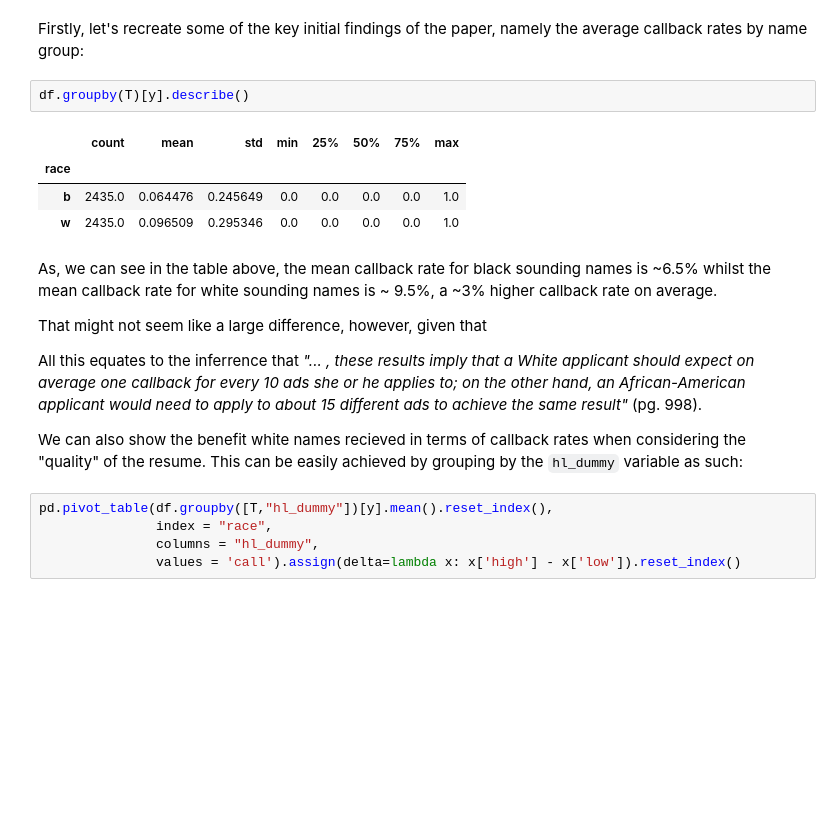
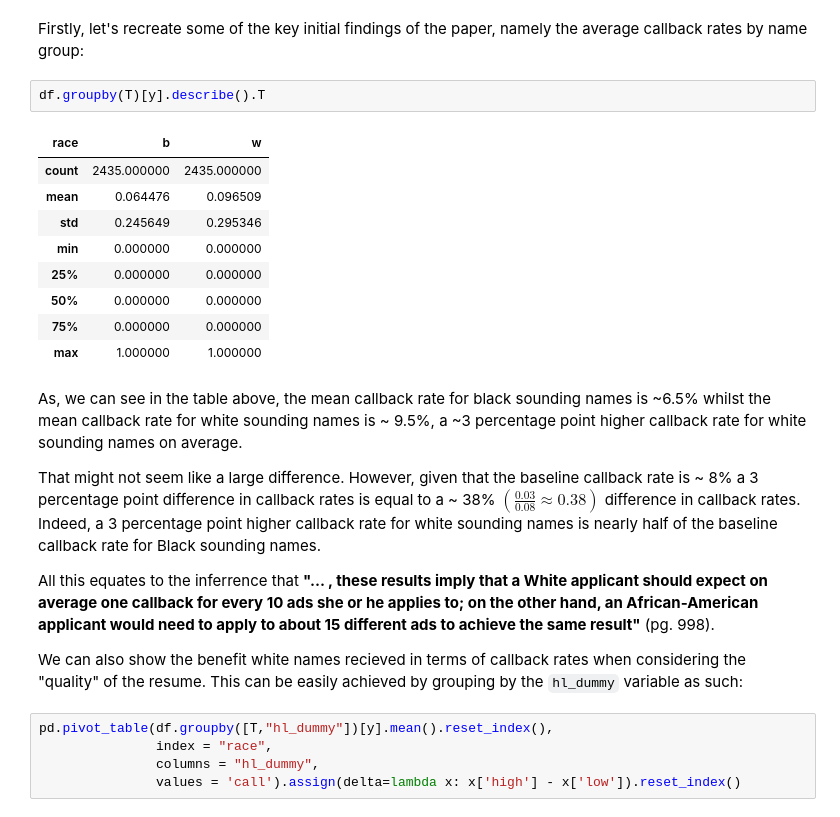
Before and after one commit to Michael-Morgan-Giles/regression_analysis, a Jupyter notebook: 6_classification/GLM_Intro.ipynb, the cells around one changed output. Cells and saved outputs as stored; diff of their text form; blank space fills up the shorter version.

```diff
--- a/6_classification/GLM_Intro.ipynb
+++ b/6_classification/GLM_Intro.ipynb
@@ -137,19 +183,23 @@ T = 'race'
 # %% [markdown]
 Firstly, let's recreate some of the key initial findings of the paper, namely the average callback rates by name group:
 # %%
-df.groupby(T)[y].describe()
+df.groupby(T)[y].describe().T
 # %% [output]
-|  | count | mean | std | min | 25% | 50% | 75% | max |
-| race |  |  |  |  |  |  |  |  |
-| b | 2435.0 | 0.064476 | 0.245649 | 0.0 | 0.0 | 0.0 | 0.0 | 1.0 |
-| w | 2435.0 | 0.096509 | 0.295346 | 0.0 | 0.0 | 0.0 | 0.0 | 1.0 |
+| race | b | w |
+| count | 2435.000000 | 2435.000000 |
+| mean | 0.064476 | 0.096509 |
+| std | 0.245649 | 0.295346 |
+| min | 0.000000 | 0.000000 |
+| 25% | 0.000000 | 0.000000 |
+| 50% | 0.000000 | 0.000000 |
+| 75% | 0.000000 | 0.000000 |
+| max | 1.000000 | 1.000000 |
 # %% [markdown]
-As, we can see in the table above, the mean callback rate for black sounding names is ~6.5% whilst the mean callback rate for white sounding names is ~ 9.5%, a ~3% higher callback rate on average.
+As, we can see in the table above, the mean callback rate for black sounding names is ~6.5% whilst the mean callback rate for white sounding names is ~ 9.5%, a ~3 percentage point higher callback rate for white sounding names on average.
 
-That might not seem like a large difference, however, given that
+That might not seem like a large difference. However, given that the baseline callback rate is ~ 8% a 3 percentage point difference in callback rates is equal to a ~ 38% $(\frac{0.03}{0.08} \approx 0.38)$ difference in callback rates. Indeed, a 3 percentage point higher callback rate for white sounding names is nearly half of the baseline callback rate for Black sounding names.
 
-
-All this equates to the inferrence that *"... , these results imply that a White applicant should expect on average one callback for every 10 ads she or he applies to; on the other  hand, an African-American applicant would need to apply to about 15 different ads to achieve the same result"* (pg. 998).
+All this equates to the inferrence that **"... , these results imply that a White applicant should expect on average one callback for every 10 ads she or he applies to; on the other  hand, an African-American applicant would need to apply to about 15 different ads to achieve the same result"** (pg. 998).
 
 We can also show the benefit white names recieved in terms of callback rates when considering the "quality" of the resume. This can be easily achieved by grouping by the `hl_dummy` variable as such:
 # %%
```
Also changed, not shown: parts of 22 cells of this notebook, 9 other files.
